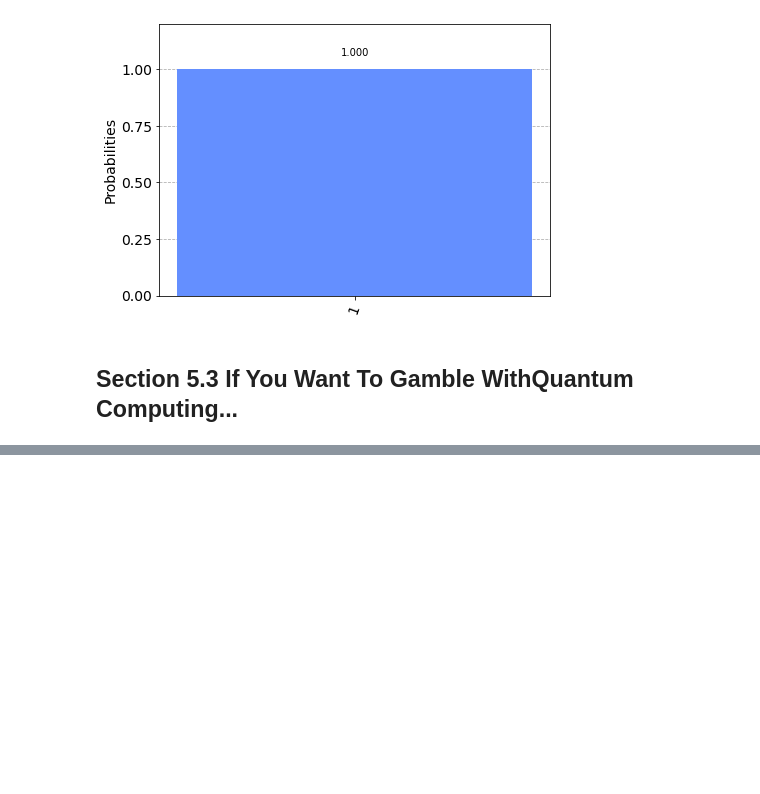
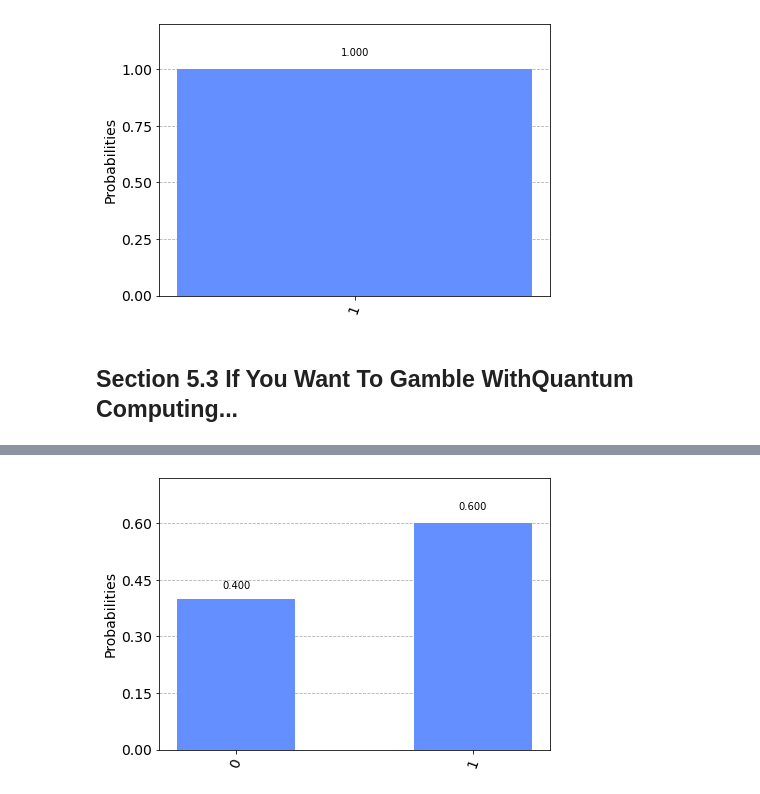
Before and after one commit to quantum-machine-learning/Hands-On-Quantum-Machine-Learning-With-Python-Vol-1, a Jupyter notebook: chapter_05.ipynb, the cells around one changed output, grey strips where cells are left out. Cells and saved outputs as stored; diff of their text form; code cells hidden in the pictures; blank space fills up the shorter version.

```diff
--- a/chapter_05.ipynb
+++ b/chapter_05.ipynb
@@ -172,0 +224,35 @@ plot_histogram(counts)
+# %%
+# Listing 5.12: Calculate the angle that represents a certain probability
+from math import asin
+
+def prob_to_angle(prob):
+    """
+    Converts a given P(psi) value into an equivalent theta value.
+    """
+    return 2*asin(sqrt(prob))
+# %%
+# Listing 5.13: Rotate the qubit state
+from math import pi, sqrt
+
+# Define state |0>
+initial_state = [1,0]
+
+# Redefine the quantum circuit
+qc = QuantumCircuit(1)
+
+# Initialise the 0th qubit in the state `initial_state`
+qc.initialize(initial_state, 0)
+
+# Rotate the state by 60%
+qc.ry(prob_to_angle(0.6), 0)
+
+# Tell Qiskit how to simulate our circuit
+backend = Aer.get_backend('statevector_simulator')
+
+# execute the qc
+results = execute(qc,backend).result().get_counts()
+
+# plot the results
+plot_histogram(results)
+# %% [output]
+[figure, added]
```
Also changed, not shown: parts of 5 cells of this notebook, 9 other files.
